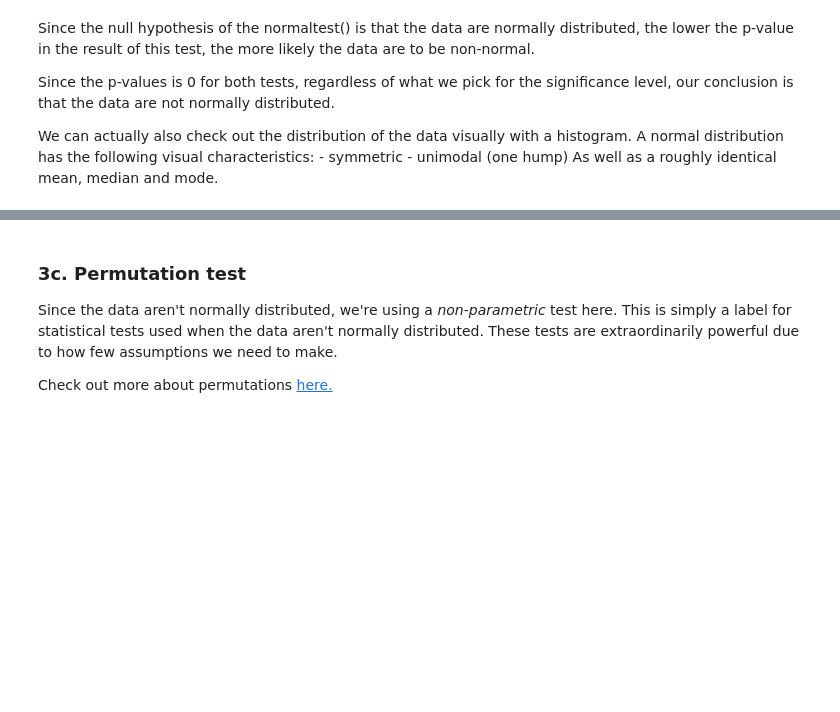
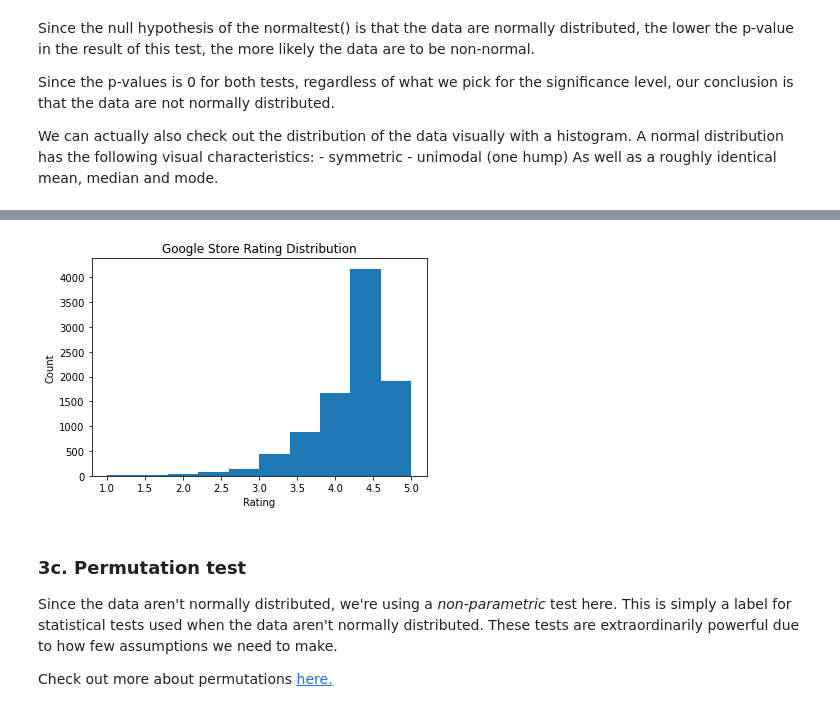
Before and after one commit to birr-data/Integrating_Apps, a Jupyter notebook: mjg-apps-project-Tier3.ipynb, the cells around one changed output, grey strips where cells are left out. Drawn from its saved outputs; the diff is of its cells as text; code cells hidden in the pictures; blank space fills up the shorter version.

```diff
--- a/mjg-apps-project-Tier3.ipynb
+++ b/mjg-apps-project-Tier3.ipynb
@@ -443,3 +454,12 @@ _ _ _
+# %%
+# Create a histogram of the google data
+plt.hist(google)
+plt.xlabel('Rating')
+plt.ylabel('Count')
+plt.title('Google Store Rating Distribution')
+plt.show()
+# %% [output]
+[figure, added]
 # %% [markdown]
 ### 3c. Permutation test
 Since the data aren't normally distributed, we're using a *non-parametric* test here. This is simply a label for statistical tests used when the data aren't normally distributed. These tests are extraordinarily powerful due to how few assumptions we need to make.
```
Also changed, not shown: parts of 13 cells of this notebook.
